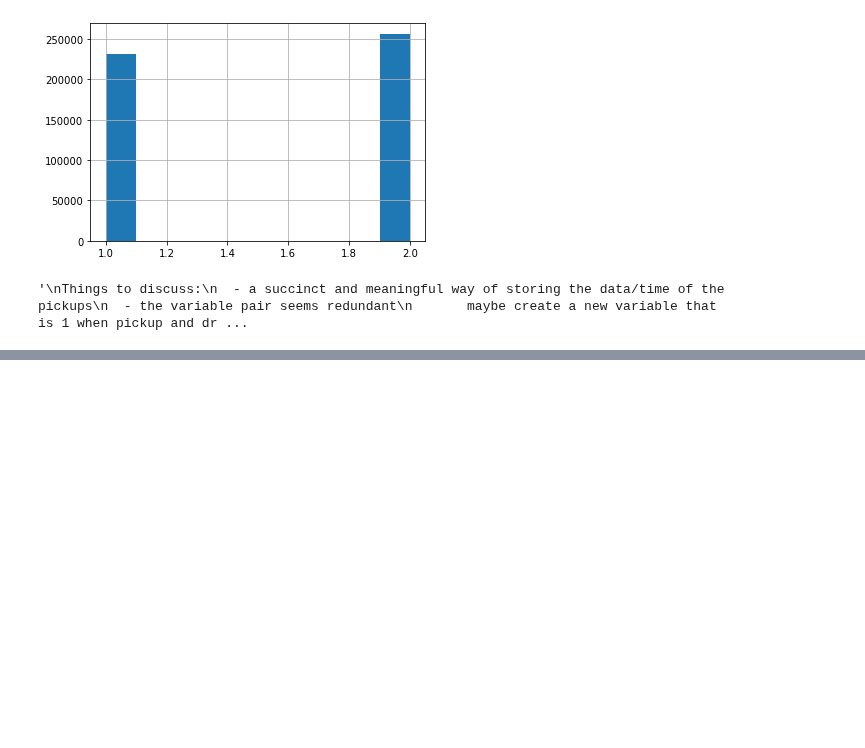
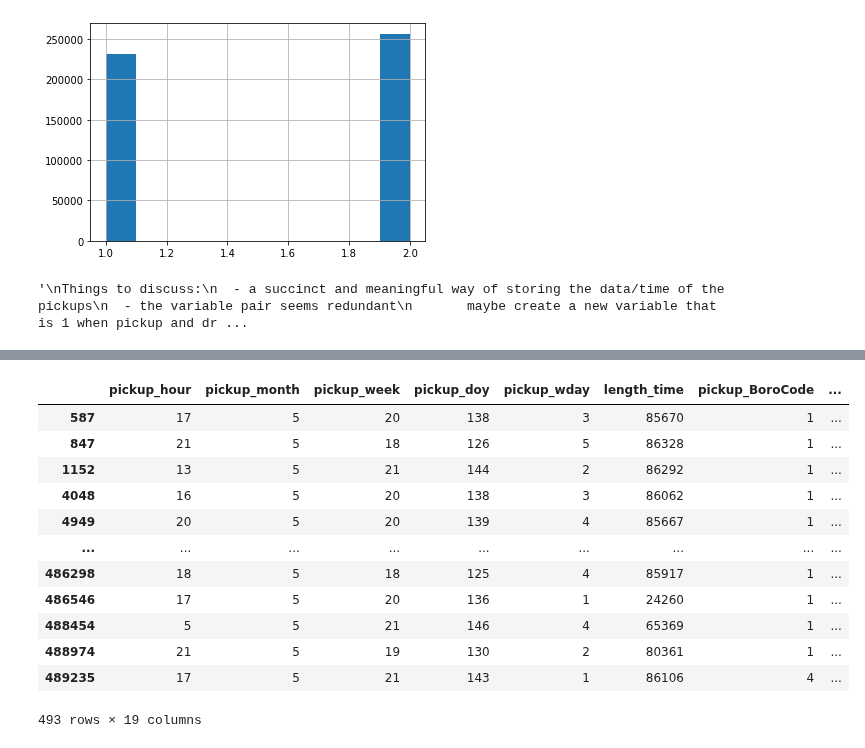
Before and after one commit to MichalKrzyzanski2002/Foundations-Data-Science-Project, a Jupyter notebook: Cleaning.ipynb, the cells around one changed output, grey strips where cells are left out. Drawn from its saved outputs; the diff is of its cells as text; code cells hidden in the pictures; blank space fills up the shorter version.

```diff
--- a/Cleaning.ipynb
+++ b/Cleaning.ipynb
@@ -347,0 +356,16 @@ Things to discuss:
+# %%
+data.loc[data["length_time"]>20000]
+# %% [output]
+|  | pickup_hour | pickup_month | pickup_week | pickup_doy | pickup_wday | length_time | pickup_BoroCode | ... |
+| 587 | 17 | 5 | 20 | 138 | 3 | 85670 | 1 | ... |
+| 847 | 21 | 5 | 18 | 126 | 5 | 86328 | 1 | ... |
+| 1152 | 13 | 5 | 21 | 144 | 2 | 86292 | 1 | ... |
+| 4048 | 16 | 5 | 20 | 138 | 3 | 86062 | 1 | ... |
+| 4949 | 20 | 5 | 20 | 139 | 4 | 85667 | 1 | ... |
+| ... | ... | ... | ... | ... | ... | ... | ... | ... |
+| 486298 | 18 | 5 | 18 | 125 | 4 | 85917 | 1 | ... |
+| 486546 | 17 | 5 | 20 | 136 | 1 | 24260 | 1 | ... |
+| 488454 | 5 | 5 | 21 | 146 | 4 | 65369 | 1 | ... |
+| 488974 | 21 | 5 | 19 | 130 | 2 | 80361 | 1 | ... |
+| 489235 | 17 | 5 | 21 | 143 | 1 | 86106 | 4 | ... |
+493 rows × 19 columns
```
Also changed, not shown: parts of 7 cells of this notebook.
